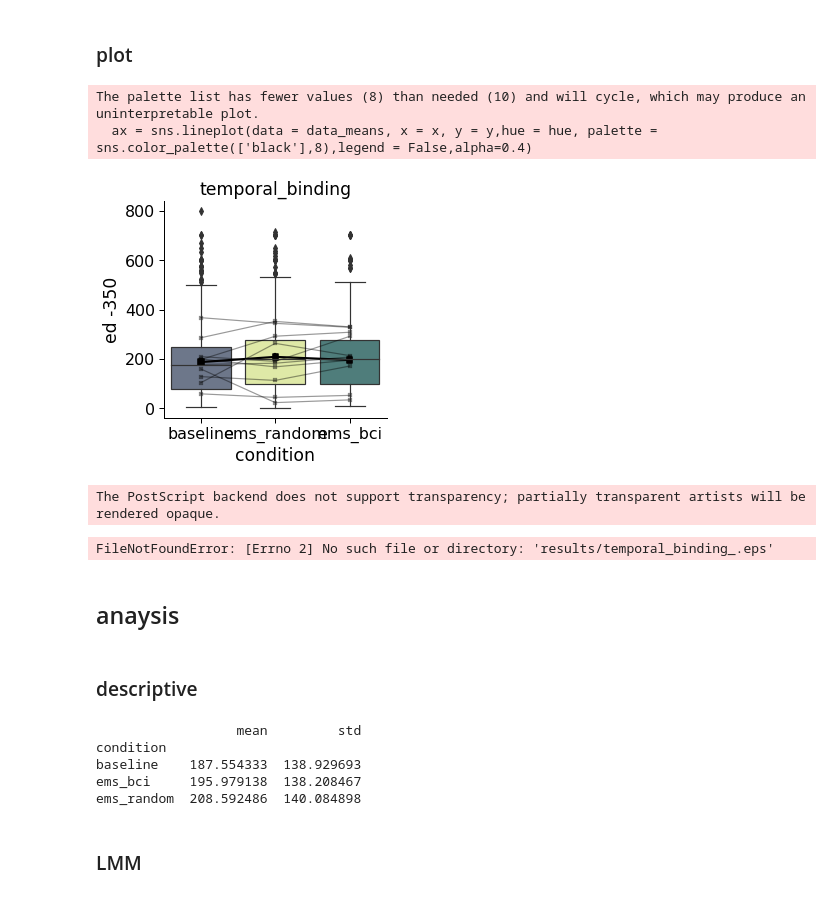
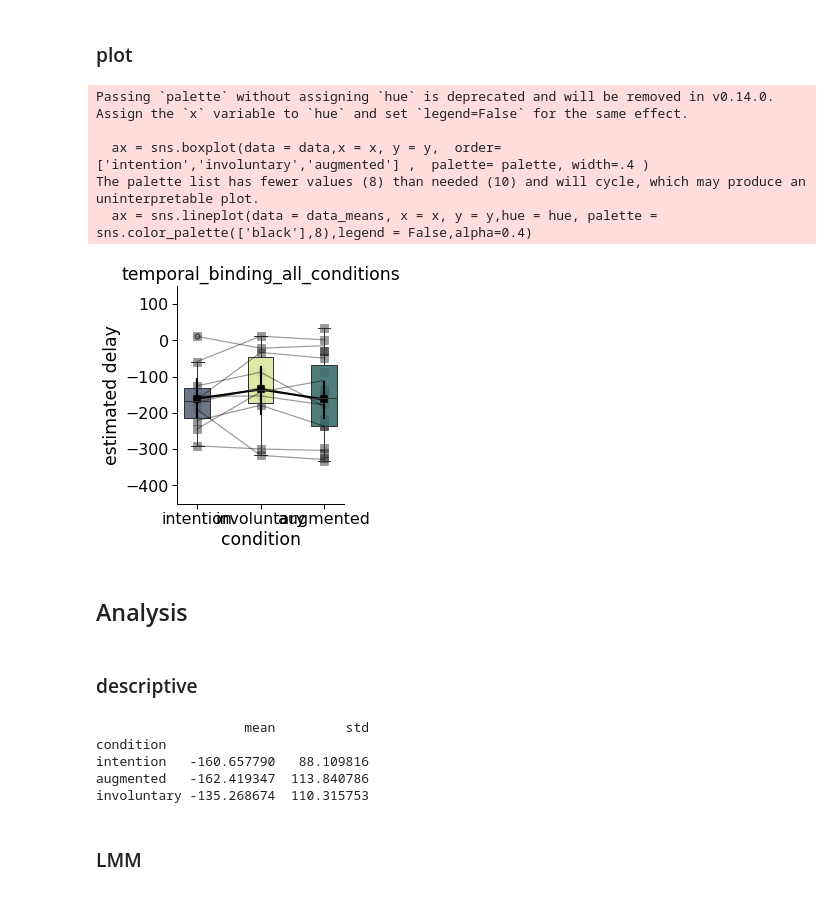
Before and after one commit to lukasgehrke/2021-fastReach, a Jupyter notebook: analyses/for_reviewers/statistics.ipynb, the cells around one changed output. Cells and saved outputs as stored; diff of their text form; code cells hidden in the pictures.

Commit message:
JNE version figures

```diff
--- a/analyses/for_reviewers/statistics.ipynb
+++ b/analyses/for_reviewers/statistics.ipynb
@@ -24,9 +21,7 @@ p = 'data/'
 # load data
 behavior_raw = pd.read_csv( p + 'PI_results_design.csv')
 # set data types
-behavior_raw[['ed','rt']] = behavior_raw[['ed','rt']].apply(pd.to_numeric, axis=1)
-behavior_raw['rd'] = behavior_raw['rd'].astype("string")  # needs to be string before category for R conversion
-behavior_raw[['rd','condition']] = behavior_raw[['rd','condition']].astype("category")
-
-# delete VP 18 (did not follow instructions in block 3)
-behavior_raw =  behavior_raw.loc[behavior_raw["id"] !=18]
+behavior_raw[['ed','rt', 'rd']] = behavior_raw[['ed','rt', 'rd']].apply(pd.to_numeric, axis=1)
+# behavior_raw['rd'] = behavior_raw['rd'].astype("string")  # needs to be string before category for R conversion
+# behavior_raw[['rd','condition']] = behavior_raw[['rd','condition']].astype("category")
+behavior_raw[['condition']] = behavior_raw[['condition']].astype("category")
@@ -181,45 +177,55 @@ pairs = [(cats[0], cats[1],cats[2])]
 with sns.plotting_context('paper', font_scale = 1.8):
 
     ### Create new plot
-    fig, ax = plt.subplots(1, 1, figsize=(4,4))
+    fig, ax = plt.subplots(1, 1, figsize=(3,4))
     fig.patch.set_alpha(1)
 
     sns.despine() #bottom=True, left=True
 
-        # show boxplots
-    ax = sns.boxplot(data = data,x = x, y = y,  order= ['baseline','ems_random','ems_bci'] ,  palette= palette )
+    # Plot the orbital period with horizontal boxes
+    # sns.boxplot(x=x, y=y, data=data, whis=[0, 100], width=.3, order= ['intention','involuntary','augmented'], palette=palette, linewidth=1)
+
+    # Add in points to show each observation
+    # sns.stripplot(x=x, y=y, data=data, size=6, palette=palette, linewidth=1, dodge='auto', legend=None)
+
+    # show boxplots
+    ax = sns.boxplot(data = data,x = x, y = y,  order= ['intention','involuntary','augmented'] ,  palette= palette, width=.4 )
     for patch in ax.patches: # adapt alpha
             r, g, b, a = patch.get_facecolor()
             patch.set_facecolor((r, g, b, .9))
 
     # show line connecting means
     ax =  sns.pointplot(data = data,x = x, y = y, markers="s" ,color = 'black', order = cats)
 
-     #  show lines connecting pid means observations
+    #  show lines connecting pid means observations
     ax = sns.lineplot(data = data_means, x = x, y = y,hue = hue, palette = sns.color_palette(['black'],8),legend = False,alpha=0.4)
 
-    ax = sns.scatterplot(data=data_means, x=x, y=y,s=10, legend= True, marker="s",color = 'black',edgecolor = 'black',alpha=0.4)
+    ax = sns.scatterplot(data=data_means, x=x, y=y,s=50, legend= True, marker="s",color = 'black',edgecolor = 'black',alpha=0.4)
 
     # ax.invert_yaxis()
     # add_stat_annotation(ax, data=data_means, x=x, y=y, box_pairs=[("baseline", "ems_random"), ("baseline", "ems_bci"), ('ems_random', 'ems_bci')], test='t-test_paired', text_format='star', loc='outside', verbose=2)
 
     handles, labels = ax.get_legend_handles_labels()
 
     #plt.legend(handles[3:6],labels[3:6],frameon=True,loc = 'upper left',labelspacing =0.3)
 
+    # set ylimit
+    ax.set_ylim(-450,150)
+
     # label_plot_for_subcats(ax)
     ax.set_title(title)
     ax.set_ylabel(ylabel)
     ax.set_xlabel(xlabel)
 
     plt.show()
 
-fig.savefig('results/'+title + '_'+'.eps', format='eps', transparent=True, bbox_inches='tight', dpi=300)
-fig.savefig('results/'+title + '_'+'.svg', format='svg', transparent=True, bbox_inches='tight', dpi=300)
-fig.savefig('results/'+title + '_' +'.png', format='png', transparent=True, bbox_inches='tight', dpi=300)
+# fig.savefig('results/'+title + '_'+'.eps', format='eps', transparent=True, bbox_inches='tight', dpi=300)
+# fig.savefig('results/'+title + '_'+'.svg', format='svg', transparent=True, bbox_inches='tight', dpi=300)
+# fig.savefig('results/'+title + '_' +'.png', format='png', transparent=True, bbox_inches='tight', dpi=300)
 # %% [output]
+Passing `palette` without assigning `hue` is deprecated and will be removed in v0.14.0. Assign the `x` variable to `hue` and set `legend=False` for the same effect.
+
+  ax = sns.boxplot(data = data,x = x, y = y,  order= ['intention','involuntary','augmented'] ,  palette= palette, width=.4 )
 The palette list has fewer values (8) than needed (10) and will cycle, which may produce an uninterpretable plot.
   ax = sns.lineplot(data = data_means, x = x, y = y,hue = hue, palette = sns.color_palette(['black'],8),legend = False,alpha=0.4)
-[figure, old version]
+[figure, new version]
-The PostScript backend does not support transparency; partially transparent artists will be rendered opaque.
-FileNotFoundError: [Errno 2] No such file or directory: 'results/temporal_binding_.eps'
@@ -226,15 +312,15 @@ FileNotFoundError: [Errno 2] No such file or directory: 'results/temporal_bindin
 # %% [markdown]
-## anaysis
+## Analysis
 # %% [markdown]
 ### descriptive
 # %%
-print(behavior.groupby('condition')['ed'].agg(['mean','std']))
+print(behavior_grouped.groupby('condition')['estimate'].agg(['mean','std']))
 # %% [output]
-                  mean         std
+                   mean         std
 condition
-baseline    187.554333  138.929693
-ems_bci     195.979138  138.208467
-ems_random  208.592486  140.084898
+intention   -160.657790   88.109816
+augmented   -162.419347  113.840786
+involuntary -135.268674  110.315753
 # %% [markdown]
 ### LMM
 # %% [markdown]
```
Also changed, not shown: parts of 27 cells of this notebook, 27 other files.
